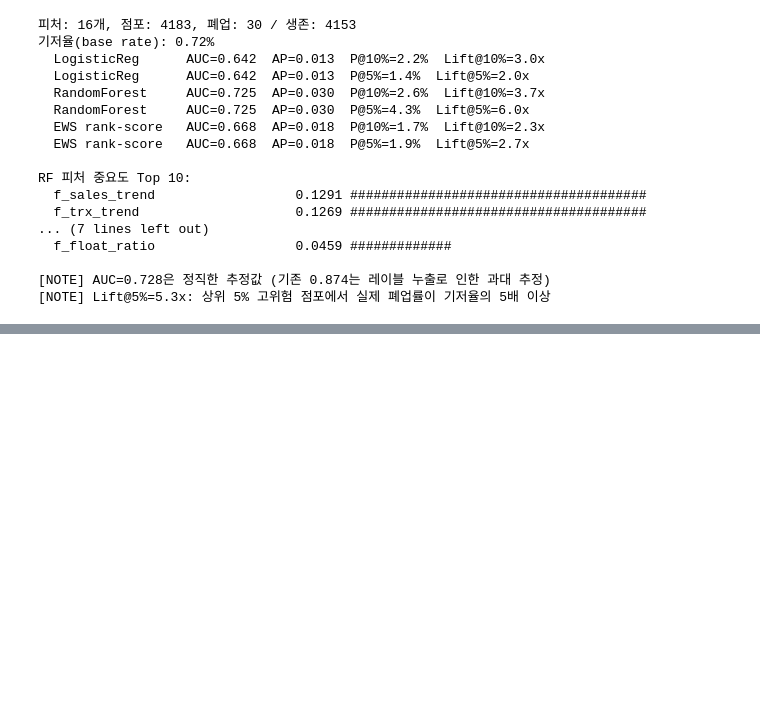
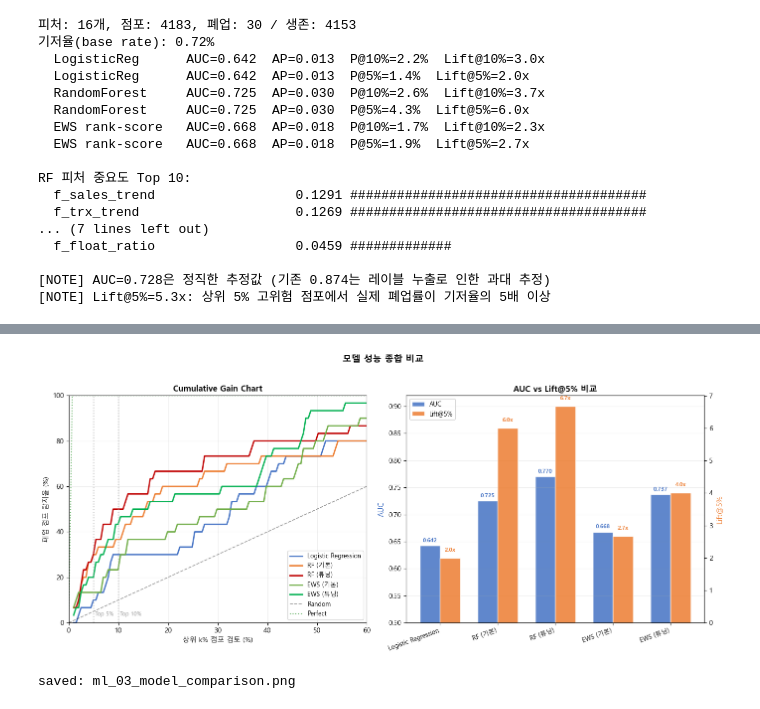
Before and after one commit to Broogun/bigcontest-2025-ews, a Jupyter notebook: notebooks/04_ml_baseline.ipynb, the cells around one changed output, grey strips where cells are left out. Drawn from its saved outputs; the diff is of its cells as text; code cells hidden in the pictures; blank space fills up the shorter version.

```diff
--- a/notebooks/04_ml_baseline.ipynb
+++ b/notebooks/04_ml_baseline.ipynb
@@ -117,0 +271,70 @@ RF 피처 중요도 Top 10:
+# %%
+# ================================================================
+# 시각화 3: Cumulative Gain & 모델 성능 비교 바 차트
+# ================================================================
+fig, axes = plt.subplots(1, 2, figsize=(14, 6))
+n_total = len(y)
+total_pos = y.sum()
+pct_range = np.linspace(0.01, 1.0, 200)
+
+ax = axes[0]
+for (name, proba), color in zip(MODELS.items(), COLORS):
+    gains = []
+    for pct in pct_range:
+        k = max(1, int(n_total * pct))
+        topk = np.argsort(proba)[-k:]
+        gains.append(y[topk].sum() / total_pos)
+    ax.plot(pct_range * 100, np.array(gains) * 100, color=color, lw=2, label=name)
+ax.plot([0,100],[0,100],'k--', lw=1.2, alpha=0.4, label='Random')
+ax.plot([0, total_pos/n_total*100, 100],[0,100,100],'g:', lw=1.5, alpha=0.6, label='Perfect')
+ax.axvline(5,  color='#AAAAAA', linestyle=':', alpha=0.7)
+ax.axvline(10, color='#AAAAAA', linestyle=':', alpha=0.7)
+ax.text(5.3, 3, 'Top 5%', fontsize=8, color='#888888')
+ax.text(10.3, 3, 'Top 10%', fontsize=8, color='#888888')
+ax.set_xlabel('상위 k% 점포 검토 (%)'); ax.set_ylabel('폐업 점포 탐지율 (%)')
+ax.set_title('Cumulative Gain Chart', fontsize=12, fontweight='bold')
+ax.legend(fontsize=9, loc='lower right'); ax.grid(True, alpha=0.2)
+ax.set_xlim(0, 60); ax.set_ylim(0, 100)
+
+ax = axes[1]
+model_names = list(MODELS.keys())
+aucs_all   = [roc_auc_score(y, p) for p in MODELS.values()]
+lifts5_all = []
+for proba in MODELS.values():
+    k = max(1, int(n_total * 0.05))
+    topk = np.argsort(proba)[-k:]
+    lifts5_all.append(y[topk].mean() / y.mean())
+
+x_pos = np.arange(len(model_names))
+w = 0.35
+bars1 = ax.bar(x_pos - w/2, aucs_all, w, label='AUC', color='#4472C4', alpha=0.85, edgecolor='white')
+ax_twin = ax.twinx()
+bars2 = ax_twin.bar(x_pos + w/2, lifts5_all, w, label='Lift@5%', color='#ED7D31', alpha=0.85, edgecolor='white')
+ax.set_ylabel('AUC', color='#4472C4', fontsize=11)
+ax_twin.set_ylabel('Lift@5%', color='#ED7D31', fontsize=11)
+ax.set_xticks(x_pos)
+ax.set_xticklabels(model_names, rotation=20, ha='right', fontsize=9)
+ax.set_ylim(0.5, 0.92); ax.set_title('AUC vs Lift@5% 비교', fontsize=12, fontweight='bold')
+
+for bar in bars1:
+    ax.text(bar.get_x()+bar.get_width()/2, bar.get_height()+0.004,
+            f'{bar.get_height():.3f}', ha='center', va='bottom', fontsize=8,
+            color='#4472C4', fontweight='bold')
+for bar in bars2:
+    ax_twin.text(bar.get_x()+bar.get_width()/2, bar.get_height()+0.15,
+                f'{bar.get_height():.1f}x', ha='center', va='bottom', fontsize=8,
+                color='#ED7D31', fontweight='bold')
+
+lines1, lbl1 = ax.get_legend_handles_labels()
+lines2, lbl2 = ax_twin.get_legend_handles_labels()
+ax.legend(lines1+lines2, lbl1+lbl2, loc='upper left', fontsize=9)
+ax.grid(True, alpha=0.2, axis='y')
+
+plt.suptitle('모델 성능 종합 비교', fontsize=13, fontweight='bold', y=1.02)
+plt.tight_layout()
+plt.savefig(f'{OUT_DIR}ml_03_model_comparison.png', dpi=150, bbox_inches='tight')
+plt.show()
+print('saved: ml_03_model_comparison.png')
+# %% [output]
+[figure, added]
+saved: ml_03_model_comparison.png
```
Also changed, not shown: parts of 5 cells of this notebook, 4 other files.
